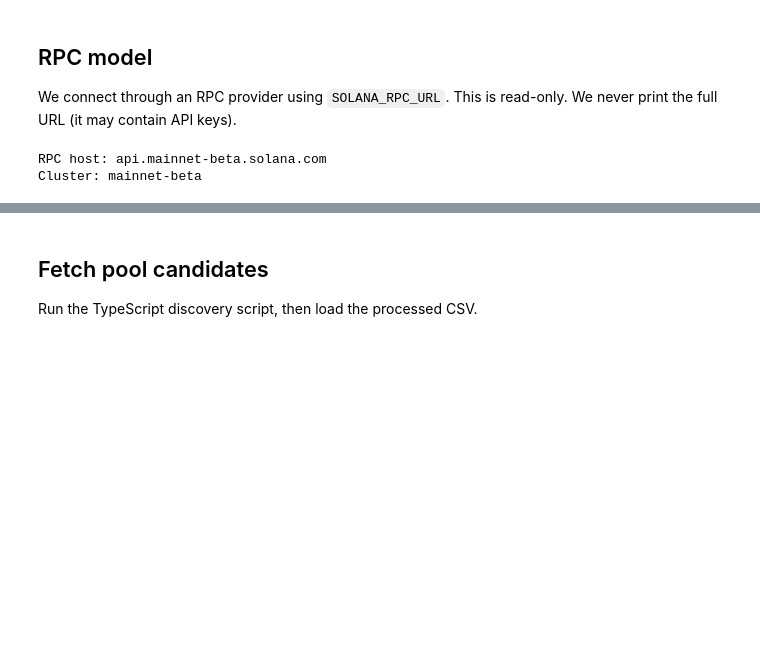
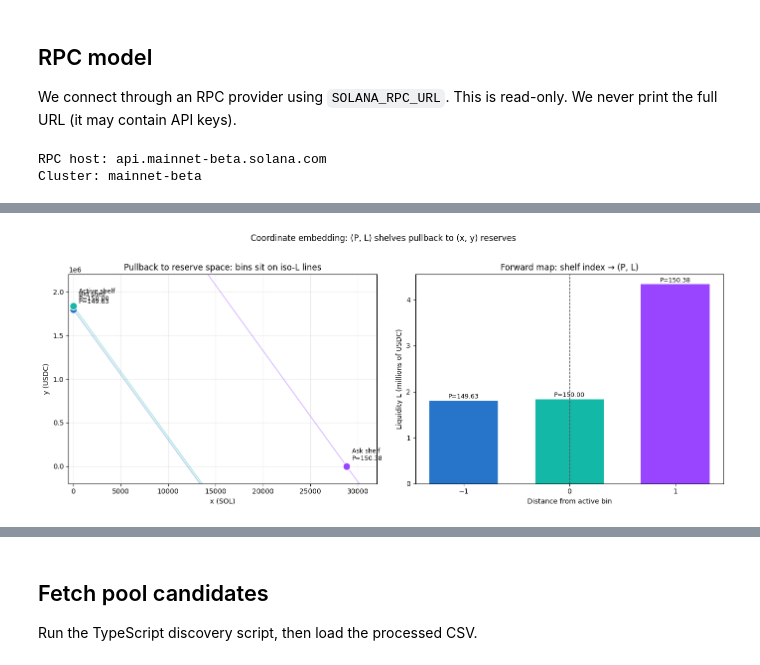
Before and after one commit to topobear/meteora_bin_atlas, a Jupyter notebook: notebooks/01_connect_fetch_explore_meteora.ipynb, the cells around one changed output, grey strips where cells are left out. Saved outputs shown, nothing was run; the diff lists cells and outputs as text; code cells hidden in the pictures; blank space fills up the shorter version.

Commit message:
update swap diagram

```diff
--- a/notebooks/01_connect_fetch_explore_meteora.ipynb
+++ b/notebooks/01_connect_fetch_explore_meteora.ipynb
@@ -48,0 +73,94 @@ Cluster: mainnet-beta
+# %%
+from matplotlib.patches import FancyBboxPatch, FancyArrowPatch
+
+# Toy shelf prices around a notional active price (human units, not raw lamports)
+P_ACTIVE = 150.0  # USDC per SOL
+BIN_STEP_BPS = 25
+step = BIN_STEP_BPS / 10_000
+TOKEN_X, TOKEN_Y = "SOL", "USDC"
+
+embedding_rows = [
+    {
+        "distance_from_active": -1,
+        "side": "Bid shelf",
+        "P (USDC/SOL)": round(P_ACTIVE / (1 + step), 2),
+        "x (SOL)": 0.0,
+        f"y ({TOKEN_Y})": 1_800_000.0,
+    },
+    {
+        "distance_from_active": 0,
+        "side": "Active shelf",
+        "P (USDC/SOL)": P_ACTIVE,
+        "x (SOL)": 1.68,
+        f"y ({TOKEN_Y})": 1_837_912.0,
+    },
+    {
+        "distance_from_active": 1,
+        "side": "Ask shelf",
+        "P (USDC/SOL)": round(P_ACTIVE * (1 + step), 2),
+        "x (SOL)": 28_824.88,
+        f"y ({TOKEN_Y})": 0.0,
+    },
+]
+
+embedding_df = pd.DataFrame(embedding_rows)
+embedding_df["L = P·x + y (USDC)"] = (
+    embedding_df["P (USDC/SOL)"] * embedding_df["x (SOL)"] + embedding_df[f"y ({TOKEN_Y})"]
+)
+embedding_df["pullback (x,y)"] = [
+    f"x=0  →  y=L",
+    f"mix on line y = L − P·x",
+    f"y=0  →  x=L/P",
+]
+
+display(embedding_df)
+
+fig, axes = plt.subplots(1, 2, figsize=(14, 5.5))
+
+# Left: reserve plane with iso-L lines and bin points
+ax = axes[0]
+x_line = np.linspace(0, 32_000, 200)
+colors = {"bid": "#2775CA", "active": "#14B8A6", "ask": "#9945FF"}
+labels = ["Bid shelf", "Active shelf", "Ask shelf"]
+keys = ["bid", "active", "ask"]
+
+for row, label, key in zip(embedding_rows, labels, keys):
+    p = row["P (USDC/SOL)"]
+    x = row["x (SOL)"]
+    y = row[f"y ({TOKEN_Y})"]
+    l_val = p * x + y
+    ax.plot(x_line, l_val - p * x_line, color=colors[key], alpha=0.35, linewidth=1.5)
+    ax.scatter([x], [y], s=120, color=colors[key], edgecolor="white", linewidth=1.2, zorder=3)
+    ax.annotate(
+        f"{label}\nP={p:.2f}",
+        (x, y),
+        textcoords="offset points",
+        xytext=(8, 8),
+        fontsize=9,
+    )
+
+ax.set_xlim(-500, 32_000)
+ax.set_ylim(-200_000, 2_200_000)
+ax.set_xlabel(f"x ({TOKEN_X})")
+ax.set_ylabel(f"y ({TOKEN_Y})")
+ax.set_title("Pullback to reserve space: bins sit on iso-L lines")
+ax.grid(True, alpha=0.25)
+
+# Right: (distance, L) ladder view
+ax2 = axes[1]
+distances = embedding_df["distance_from_active"]
+l_values = embedding_df["L = P·x + y (USDC)"]
+bar_colors = [colors[k] for k in keys]
+ax2.bar(distances, l_values / 1e6, width=0.65, color=bar_colors)
+ax2.axvline(0, linestyle="--", color="#555555", linewidth=1)
+ax2.set_xticks(distances)
+ax2.set_xlabel("Distance from active bin")
+ax2.set_ylabel("Liquidity L (millions of USDC)")
+ax2.set_title("Forward map: shelf index → (P, L)")
+for d, l_val, key in zip(distances, l_values, keys):
+    ax2.text(d, l_val / 1e6 + 0.05, f"P={embedding_df.loc[embedding_df['distance_from_active']==d, 'P (USDC/SOL)'].iloc[0]:.2f}", ha="center", fontsize=9)
+
+fig.suptitle("Coordinate embedding: (P, L) shelves pullback to (x, y) reserves", y=1.02, fontsize=12)
+fig.tight_layout()
+plt.show()
+# %% [output]
@@ -48,0 +171 @@ Cluster: mainnet-beta
+[figure, added]
```
Also changed, not shown: parts of 17 cells of this notebook, 6 other files.
